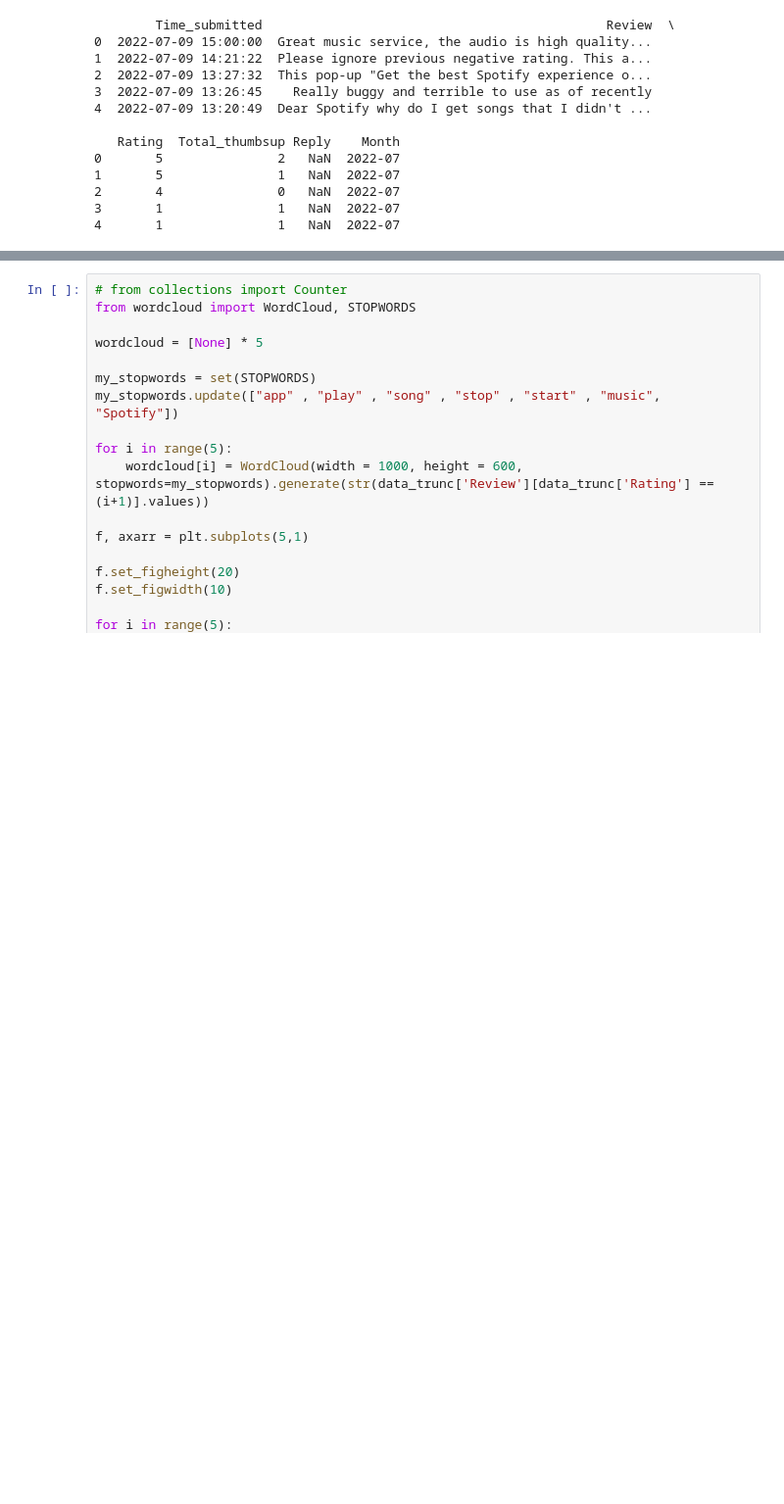
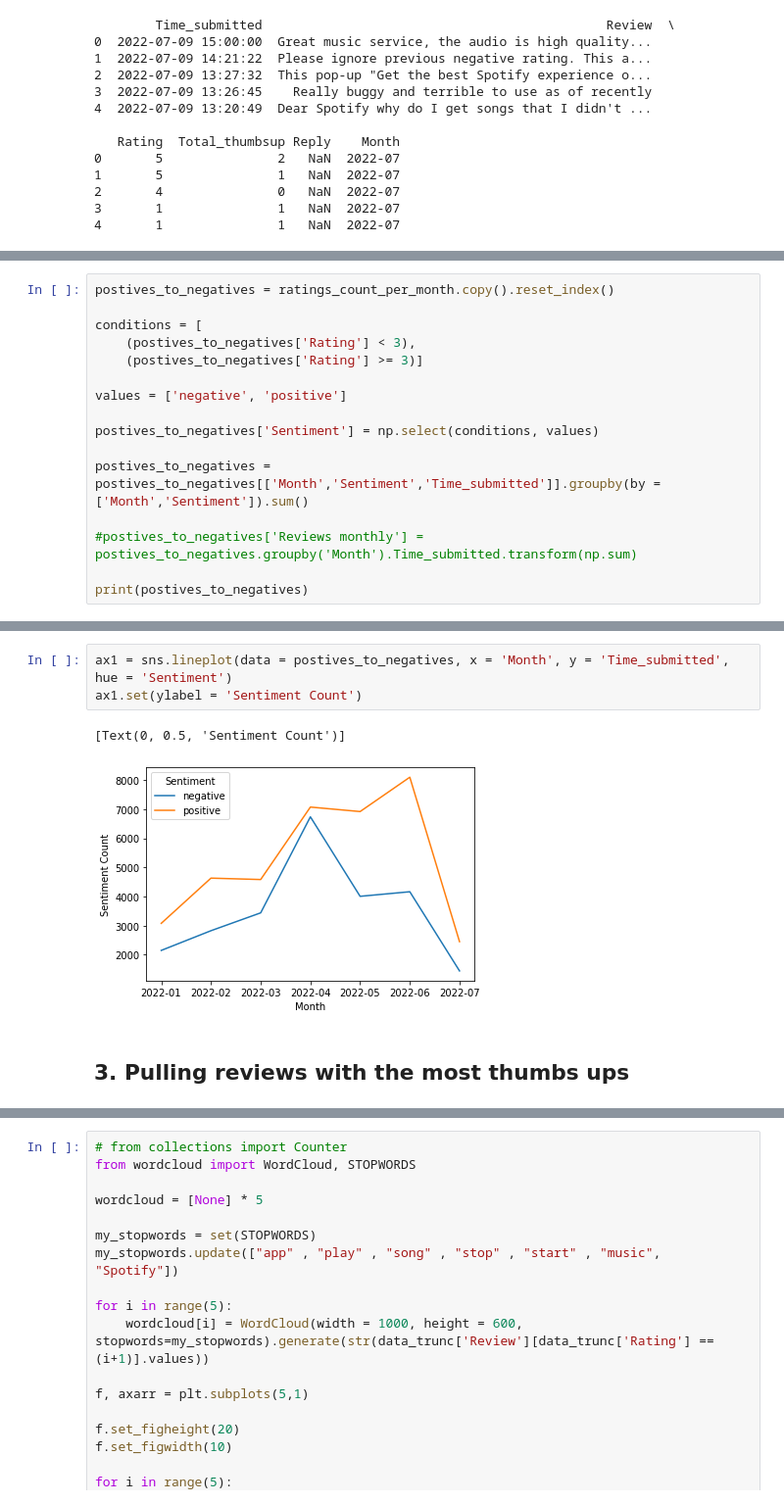
Before and after one commit to adamczykmarceli/solid-couscous, a Jupyter notebook: notebook.ipynb, the cells around one changed output, grey strips where cells are left out. Shown: that part at 98% size. Drawn from its saved outputs; the diff is of its cells as text; blank space fills up the shorter version.

Commit message:
Changes to review's sentiments across the moenths
Combining reviews with 1 and 2 stars into negative sentiment, and 3, 4 and 5 stars to positive.

```diff
--- a/notebook.ipynb
+++ b/notebook.ipynb
@@ -95,2 +101,18 @@ Month   Rating
 [Text(0, 0.5, 'Rating Count')]
 [figure]
+# %%
+postives_to_negatives = ratings_count_per_month.copy().reset_index()
+
+conditions = [
+    (postives_to_negatives['Rating'] < 3),
+    (postives_to_negatives['Rating'] >= 3)]
+
+values = ['negative', 'positive']
+
+postives_to_negatives['Sentiment'] = np.select(conditions, values)
+
+postives_to_negatives = postives_to_negatives[['Month','Sentiment','Time_submitted']].groupby(by = ['Month','Sentiment']).sum()
+
+#postives_to_negatives['Reviews monthly'] = postives_to_negatives.groupby('Month').Time_submitted.transform(np.sum)
+
+print(postives_to_negatives)
@@ -96,0 +136,8 @@ Month   Rating
+# %%
+ax1 = sns.lineplot(data = postives_to_negatives, x = 'Month', y = 'Time_submitted', hue = 'Sentiment')
+ax1.set(ylabel = 'Sentiment Count')
+# %% [output]
+[Text(0, 0.5, 'Sentiment Count')]
+[figure, added]
+# %% [markdown]
+## 3. Pulling reviews with the most thumbs ups
```
Also changed, not shown: parts of 8 cells of this notebook.
